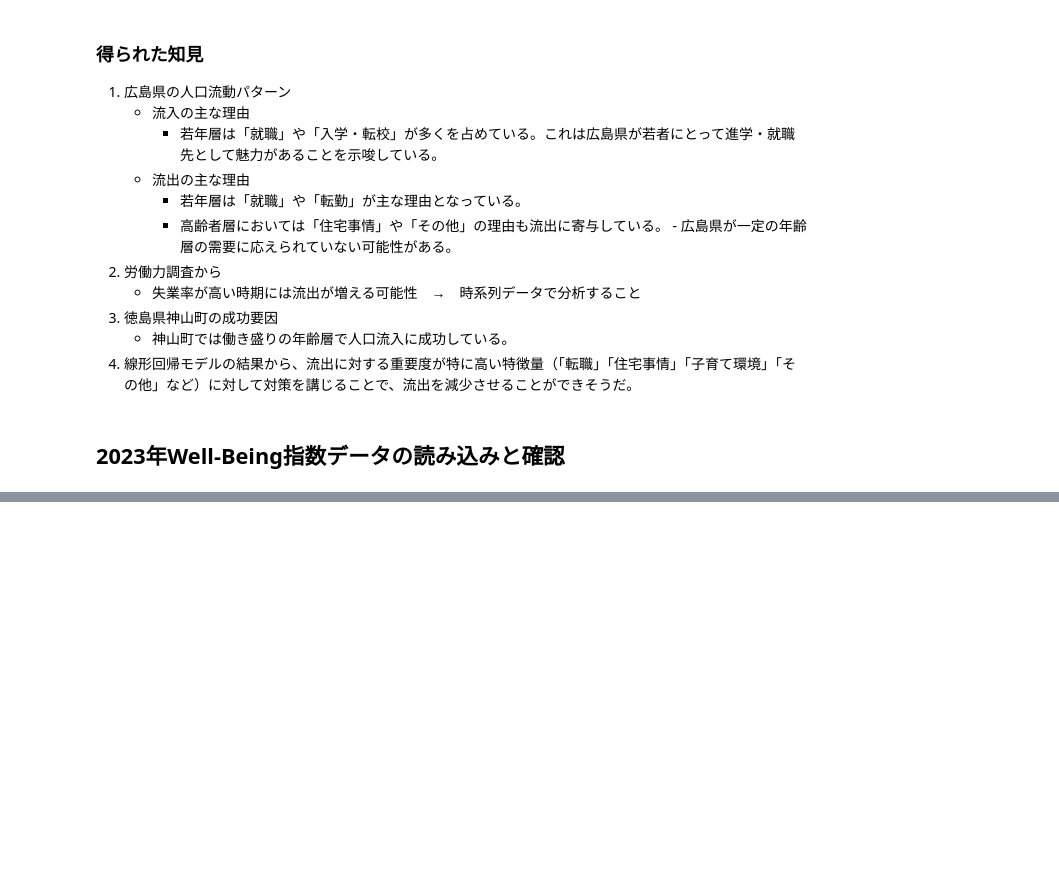
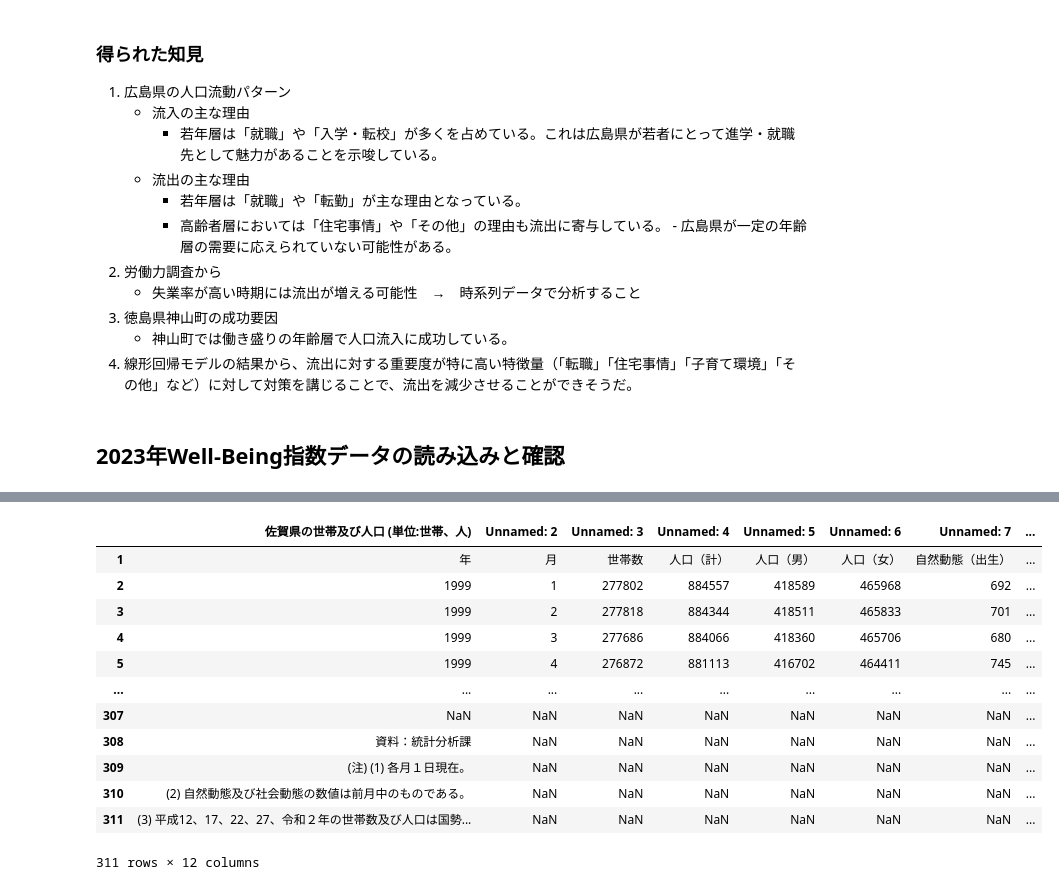
Before and after one commit to GuitarBuilderClass/census-of-people, a Jupyter notebook: notebooks/analysis.ipynb, the cells around one changed output, grey strips where cells are left out. Drawn from its saved outputs; the diff is of its cells as text; code cells hidden in the pictures; blank space fills up the shorter version.

```diff
--- a/notebooks/analysis.ipynb
+++ b/notebooks/analysis.ipynb
@@ -288,0 +445,18 @@ well_being_kamiyama
+# %%
+header
+df_ureshino_moving_in = pd.read_excel("../data/saga_2023.xls").drop(["Unnamed: 0"], axis=1).drop([0], axis=0)
+df_ureshino_moving_in
+# %% [output]
+|  | 佐賀県の世帯及び人口 (単位:世帯、人) | Unnamed: 2 | Unnamed: 3 | Unnamed: 4 | Unnamed: 5 | Unnamed: 6 | Unnamed: 7 | ... |
+| 1 | 年 | 月 | 世帯数 | 人口（計） | 人口（男） | 人口（女） | 自然動態（出生） | ... |
+| 2 | 1999 | 1 | 277802 | 884557 | 418589 | 465968 | 692 | ... |
+| 3 | 1999 | 2 | 277818 | 884344 | 418511 | 465833 | 701 | ... |
+| 4 | 1999 | 3 | 277686 | 884066 | 418360 | 465706 | 680 | ... |
+| 5 | 1999 | 4 | 276872 | 881113 | 416702 | 464411 | 745 | ... |
+| ... | ... | ... | ... | ... | ... | ... | ... | ... |
+| 307 | NaN | NaN | NaN | NaN | NaN | NaN | NaN | ... |
+| 308 | 資料：統計分析課 | NaN | NaN | NaN | NaN | NaN | NaN | ... |
+| 309 | (注) (1) 各月１日現在。 | NaN | NaN | NaN | NaN | NaN | NaN | ... |
+| 310 | (2) 自然動態及び社会動態の数値は前月中のものである。 | NaN | NaN | NaN | NaN | NaN | NaN | ... |
+| 311 | (3) 平成12、17、22、27、令和２年の世帯数及び人口は国勢... | NaN | NaN | NaN | NaN | NaN | NaN | ... |
+311 rows × 12 columns
```
Also changed, not shown: parts of 14 cells of this notebook, 42 other files.
